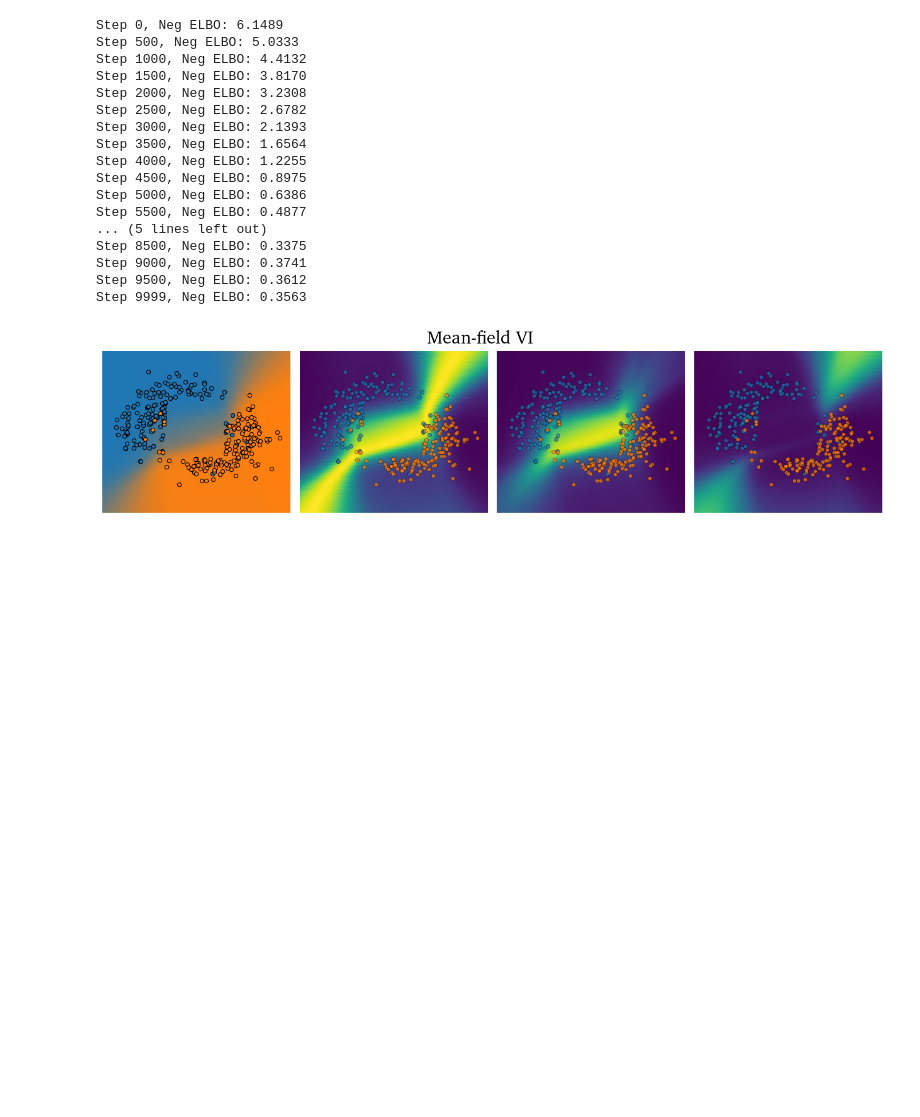
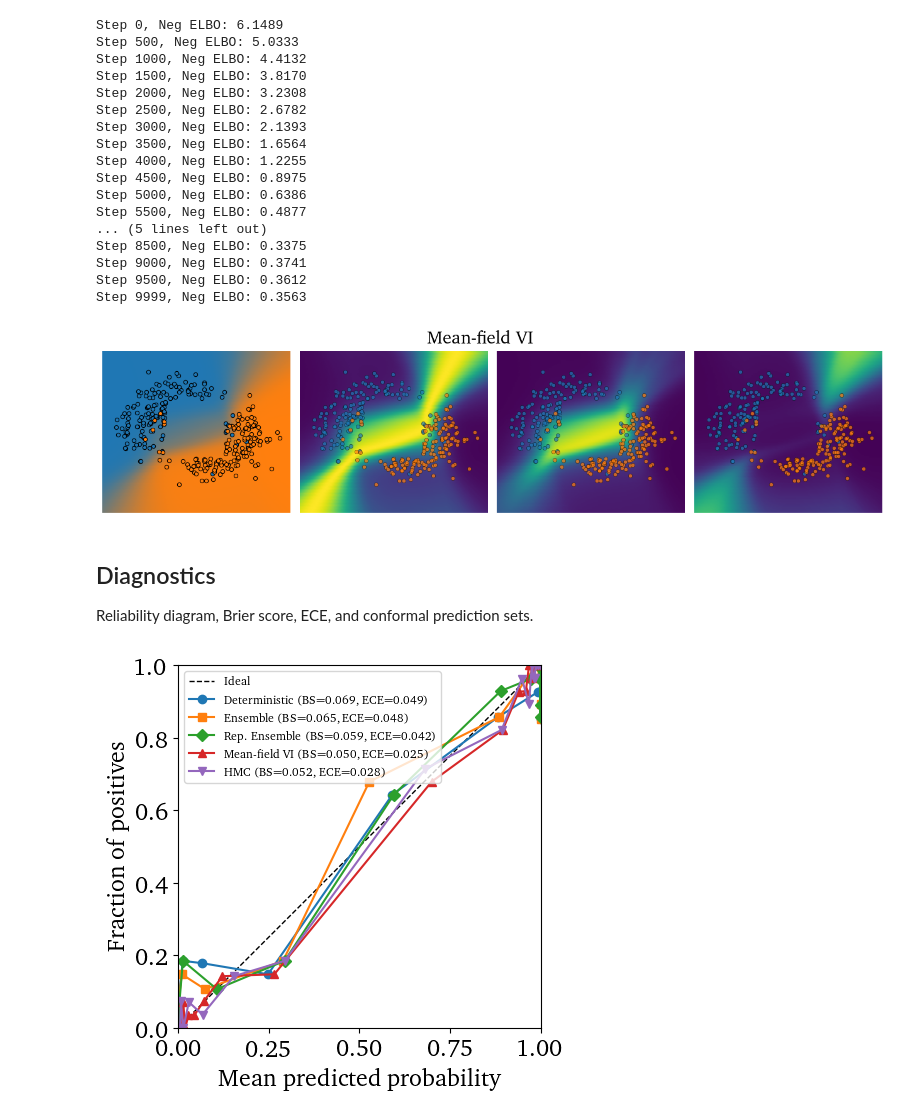
Before and after one commit to ramonpeter/UQveraiphy, a Jupyter notebook: classification/jax_classify.ipynb, the cells around one changed output. Cells and saved outputs as stored; diff of their text form; code cells hidden in the pictures; blank space fills up the shorter version.

Commit message:
brier score and ece

```diff
--- a/classification/jax_classify.ipynb
+++ b/classification/jax_classify.ipynb
@@ -508,3 +508,7 @@ plot_res_sample(
 plt.savefig("figures/class_vi.pdf", dpi=300, bbox_inches="tight")
 # %% [output]
 [figure]
+# %% [markdown]
+## Diagnostics
+
+Reliability diagram, Brier score, ECE, and conformal prediction sets.
@@ -510,0 +533,43 @@ plt.savefig("figures/class_vi.pdf", dpi=300, bbox_inches="tight")
+# %%
+# Predicted probabilities on test and calibration sets
+# Note: HMC uses unnormalized inputs; all others use normalized.
+
+# Deterministic
+p_det_test = jax.nn.sigmoid(jax.vmap(det_net)(X_test_norm))
+p_det_cal = jax.nn.sigmoid(jax.vmap(det_net)(X_cal_norm))
+
+# Ensemble
+p_ens_test = jax.nn.sigmoid(jax.vmap(ensemble)(X_test_norm)).mean(1)
+p_ens_cal = jax.nn.sigmoid(jax.vmap(ensemble)(X_cal_norm)).mean(1)
+
+# Repulsive Ensemble
+p_rep_test = jax.nn.sigmoid(jax.vmap(rep_ensemble)(X_test_norm)).mean(1)
+p_rep_cal = jax.nn.sigmoid(jax.vmap(rep_ensemble)(X_cal_norm)).mean(1)
+
+# Mean-field VI (fresh keys for stochastic forward passes)
+vi_diag_key = jr.PRNGKey(cfg.seed + 1000)
+vi_diag_keys = jr.split(vi_diag_key, 500)
+p_vi_test = jax.nn.sigmoid(
+    jax.vmap(lambda x: jax.vmap(lambda k: vi_model(x, key=k))(vi_diag_keys))(X_test_norm)
+).mean(1)
+p_vi_cal = jax.nn.sigmoid(
+    jax.vmap(lambda x: jax.vmap(lambda k: vi_model(x, key=k))(vi_diag_keys))(X_cal_norm)
+).mean(1)
+
+# HMC — already returns probabilities, uses raw (unnormalized) inputs
+p_hmc_test = predict_hmc(X_test, hmc_samples, hmc_static).mean(0)
+p_hmc_cal = predict_hmc(X_cal, hmc_samples, hmc_static).mean(0)
+
+methods = {
+    "Deterministic": {"test": p_det_test, "cal": p_det_cal},
+    "Ensemble": {"test": p_ens_test, "cal": p_ens_cal},
+    "Rep. Ensemble": {"test": p_rep_test, "cal": p_rep_cal},
+    "Mean-field VI": {"test": p_vi_test, "cal": p_vi_cal},
+    "HMC": {"test": p_hmc_test, "cal": p_hmc_cal},
+}
+# %%
+# Reliability diagram with Brier score and ECE in legend
+test_probs = {name: m["test"] for name, m in methods.items()}
+plot_reliability_diagram(test_probs, y_test, save_path="figures/class_reliability.pdf",n_bins=20)
+# %% [output]
+[figure, added]
```
Also changed, not shown: parts of 3 cells of this notebook, 2 other files.
